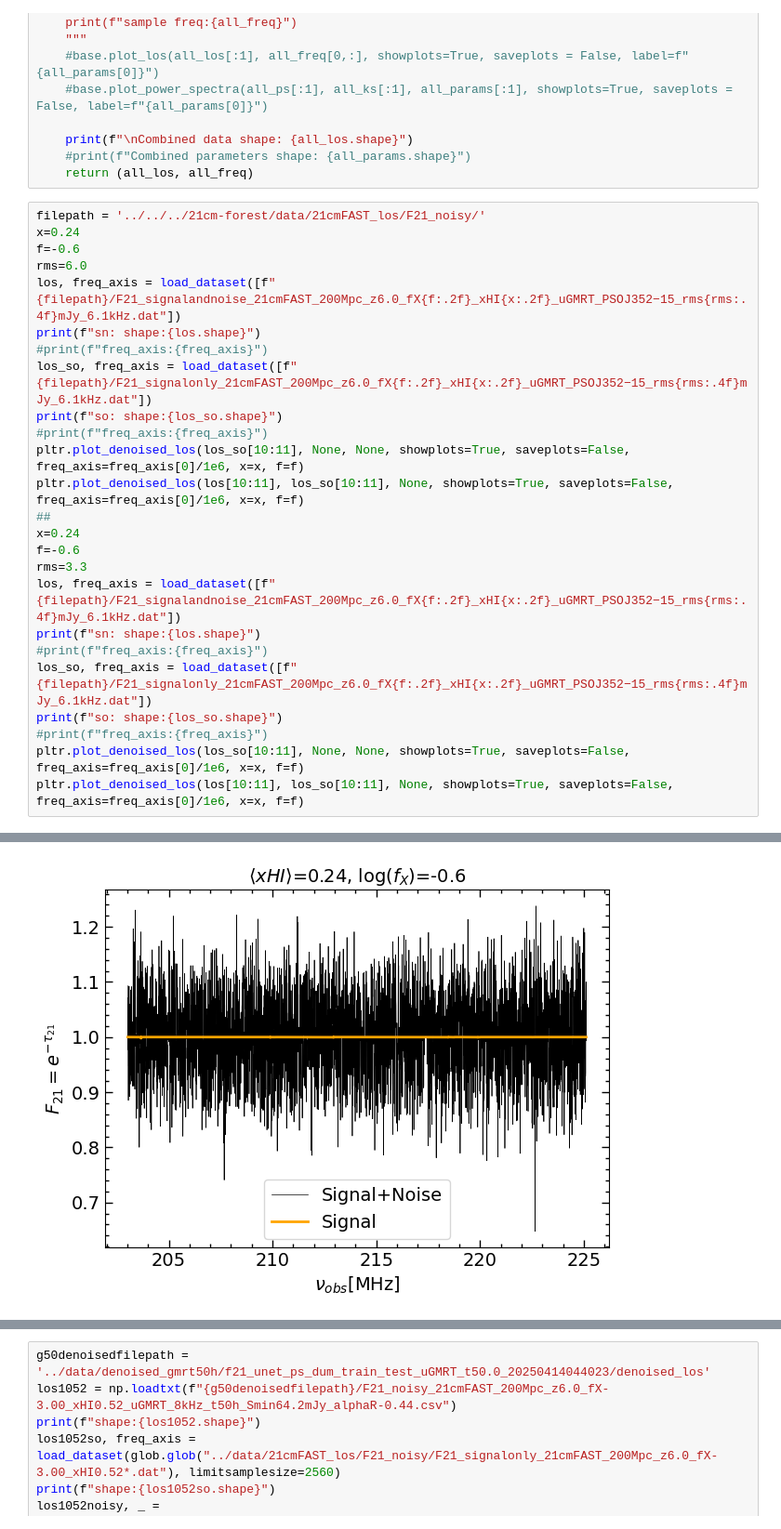
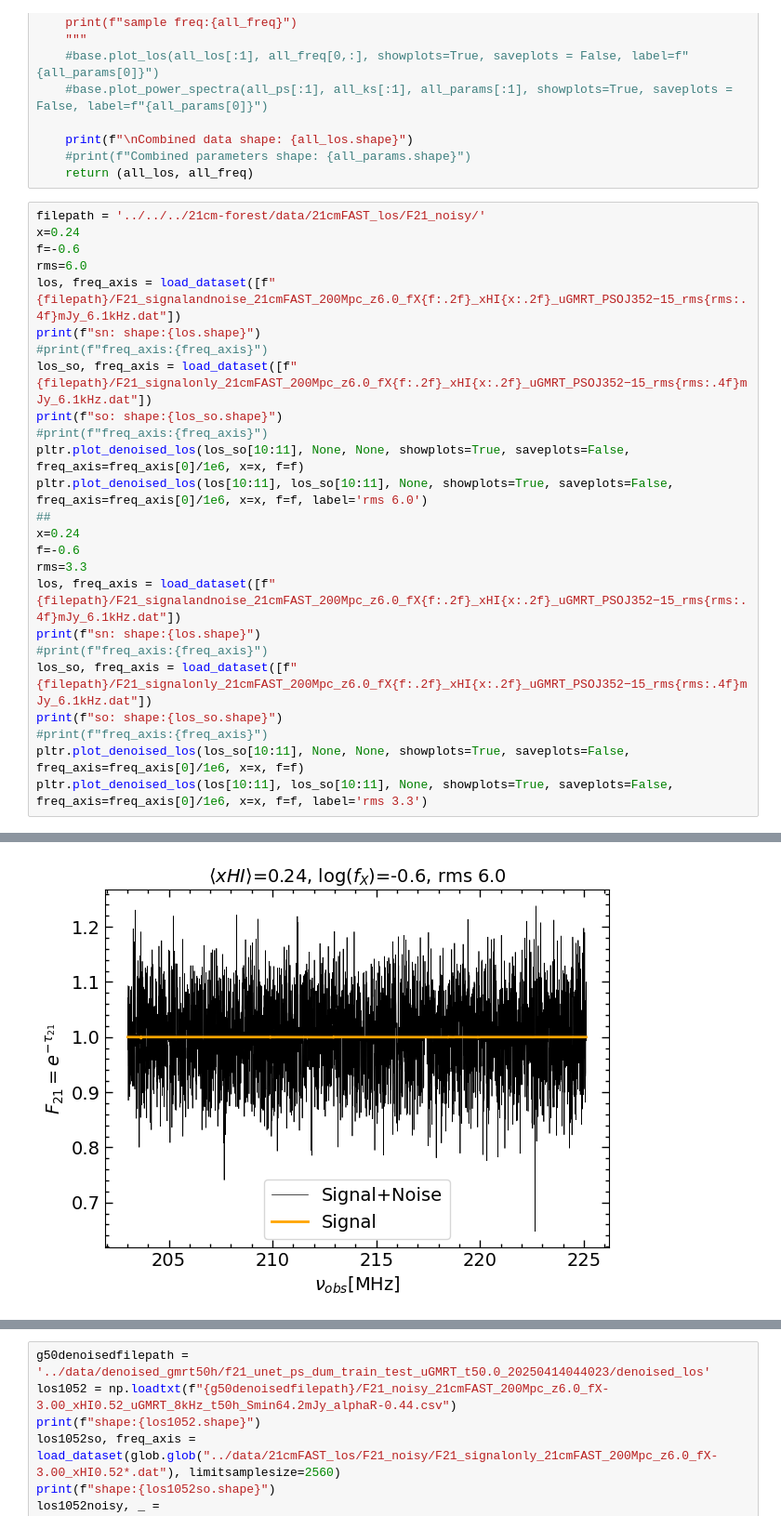
Before and after one commit to skp80286/21cm-forest_1DPS, a Jupyter notebook: ML/denoised_los_analysis.ipynb, the cells around one changed output, grey strips where cells are left out. Shown at 93% size. Cells and saved outputs as stored; diff of their text form.

```diff
--- a/ML/denoised_los_analysis.ipynb
+++ b/ML/denoised_los_analysis.ipynb
@@ -70,7 +70,7 @@ los_so, freq_axis = load_dataset([f"{filepath}/F21_signalonly_21cmFAST_200Mpc_z6
 print(f"so: shape:{los_so.shape}")
 #print(f"freq_axis:{freq_axis}")
 pltr.plot_denoised_los(los_so[10:11], None, None, showplots=True, saveplots=False, freq_axis=freq_axis[0]/1e6, x=x, f=f)
-pltr.plot_denoised_los(los[10:11], los_so[10:11], None, showplots=True, saveplots=False, freq_axis=freq_axis[0]/1e6, x=x, f=f)
+pltr.plot_denoised_los(los[10:11], los_so[10:11], None, showplots=True, saveplots=False, freq_axis=freq_axis[0]/1e6, x=x, f=f, label='rms 6.0')
 ##
 x=0.24
 f=-0.6
@@ -82,7 +82,7 @@ los_so, freq_axis = load_dataset([f"{filepath}/F21_signalonly_21cmFAST_200Mpc_z6
 print(f"so: shape:{los_so.shape}")
 #print(f"freq_axis:{freq_axis}")
 pltr.plot_denoised_los(los_so[10:11], None, None, showplots=True, saveplots=False, freq_axis=freq_axis[0]/1e6, x=x, f=f)
-pltr.plot_denoised_los(los[10:11], los_so[10:11], None, showplots=True, saveplots=False, freq_axis=freq_axis[0]/1e6, x=x, f=f)
+pltr.plot_denoised_los(los[10:11], los_so[10:11], None, showplots=True, saveplots=False, freq_axis=freq_axis[0]/1e6, x=x, f=f, label='rms 3.3')
 # %% [output]
 Loaded los shape=(1000, 3684)
 
@@ -96,5 +96,5 @@ so: shape:(1000, 3684)
 chisq: (3684,), (3684,)
-[figure, old version]
+[figure, new version]
 Loaded los shape=(1000, 3684)
 
 Combined data shape: (1000, 3684)
```
Also changed, not shown: parts of 1 cell of this notebook, 14 other files.
